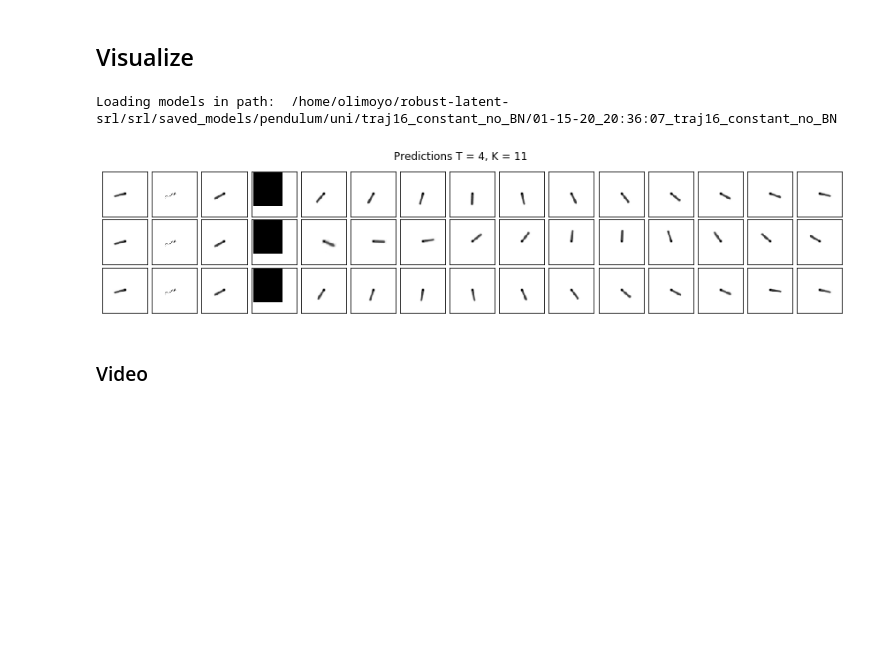
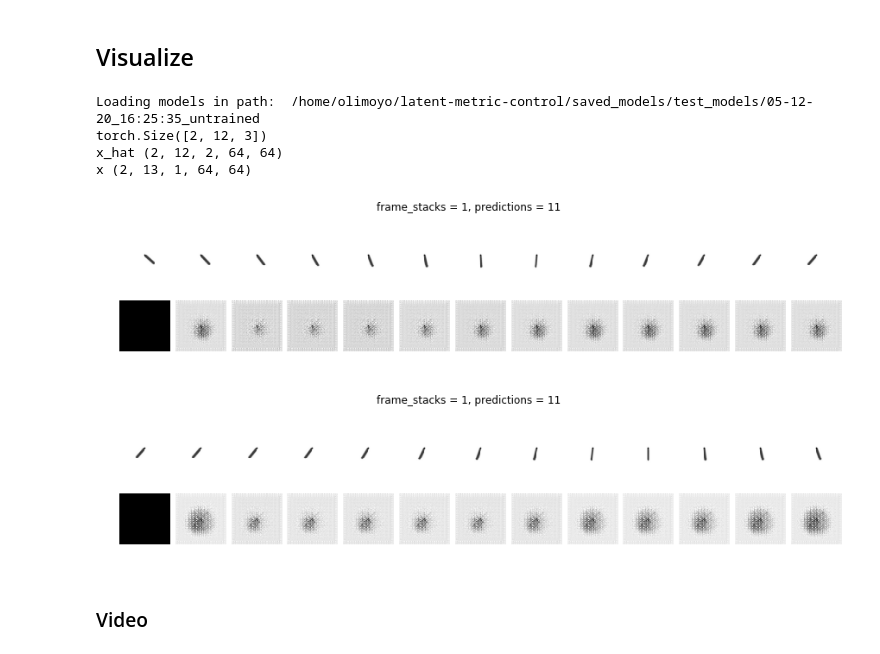
Before and after one commit to utiasSTARS/visual-haptic-dynamics, a Jupyter notebook: notebooks/prediction-vis_pendulum.ipynb, the cells around one changed output. Drawn from its saved outputs; the diff is of its cells as text; code cells hidden in the pictures; blank space fills up the shorter version.

Commit message:
Update prediction notebooks with most recent models

```diff
--- a/notebooks/prediction-vis_pendulum.ipynb
+++ b/notebooks/prediction-vis_pendulum.ipynb
@@ -21,10 +21,9 @@ args = ObjectView({'res': 64,
  'dataset_path': '/media/m2-drive/datasets/pendulum-srl-sim/{}'
                    .format("pendulum64_total_2048_traj_16_repeat_2_with_angle_train.pkl"),
  'models_path': '/home/olimoyo/latent-metric-control/saved_models/{}'
-                   .format("05-06-20_17:59:38_traj32_base_latent_bnFalse"),
+                   .format("test_models"),
  'device': 'cuda:0',
- 'batch_size': 1,
- 'n_frames_init': 4,
+ 'n_examples': 2,
  'n_predictions': 11,
 })
 # %%
@@ -46,7 +45,7 @@ transform = transforms.Compose([
 
 for ii in range(imgs_cached.shape[0]):
     for jj in range(imgs_cached.shape[1]):
-        imgs[ii, jj, :, :, :] = t(imgs_cached[ii, jj, :, :, :])
+        imgs[ii, jj, :, :, :] = transform(imgs_cached[ii, jj, :, :, :])
 # %% [markdown]
 ## Visualize
 # %%
@@ -55,56 +54,82 @@ from argparse import Namespace
 import json
 import torch.nn as nn
 # %%
-path_list = []
+paths_list = []
 args_list = []
-T = n_frames_init
 
+# Load hyperparameters from trained model
 for filedir in os.listdir(args.models_path):
-    fullpath_filedir = os.path.join(args.models_path, filedir)
-    if os.path.isdir(fullpath_filedir):
-        path_list.append(fullpath_filedir)
-        with open(os.path.join(fullpath_filedir, 'hyperparameters.txt'), 'r') as fp:
-            args_dict = json.load(fp)
-        args_list.append(Namespace(**args_dict))
+    fullpath = os.path.join(args.models_path, filedir)
+    if os.path.isdir(fullpath):
+        paths_list.append(fullpath)
+        with open(os.path.join(fullpath, 'hyperparameters.txt'), 'r') as fp:
+            args_list.append(Namespace(**json.load(fp)))
 
 with torch.no_grad():
-    for path, args in zip(path_list, args_list):
+    for model_path, model_args in zip(paths_list, args_list):
 
-        enc, dec, dyn = load_models(path, args, device=args.device)
+        enc, dec, dyn = load_models(model_path, model_args, mode='eval', device=args.device)
+        T = model_args.frame_stacks
 
-        i = np.random.randint(imgs.shape[0] // args.batch_size)
-        output_nl = None if args.use_binary_ce else nn.Sigmoid()
+        i = np.random.randint(imgs.shape[0] // args.n_examples)
+        output_nl = None if model_args.use_binary_ce else nn.Sigmoid()
 
-        # Prediction
-        x = imgs[args.batch_size*i:args.batch_size*(i+1)]
-        x_i = imgs[args.batch_size*i:args.batch_size*(i+1), :T] # each [x0, ..., x_{T-1}], torch.Size([args.batch_size, T, 16, 16])
-        u_f = actions[args.batch_size*i:args.batch_size*(i+1), (T+1):(T+args.n_predictions)] # [u_T, ..., u_{T+args.n_predictions}]
+        # Roll-out or predictions
+        x = imgs[args.n_examples*i:args.n_examples*(i+1), :(T + 1 + args.n_predictions)]
+        x_i = imgs[args.n_examples*i:args.n_examples*(i+1), :(T + 1), 0] # each [x0, ..., x_{T-1}], torch.Size([args.n_examples, T, res, res])
+        u_f = actions[args.n_examples*i:args.n_examples*(i+1), (T + 1):(T + 1 + args.n_predictions)] # [u_T, ..., u_{T+args.n_predictions}]
+        z_hat = torch.zeros((args.n_examples, 1 + args.n_predictions, model_args.dim_z)).to(device=args.device)
 
-        #TODO: Roll out
+        z_i, mu_z_i, logvar_z_i = enc(x_i) # (bs, dim_z)
+        var_z_i = torch.diag_embed(torch.exp(logvar_z_i))
+        h_i = None
+        z_hat[:, 0] = z_i
+
+        for jj in range(args.n_predictions):
+            u_i = u_f[:, jj]
+            z_ip1, mu_z_ip1, var_z_ip1, h_ip1 = dyn(z_t=z_i, mu_t=mu_z_i,
+                                                    var_t=var_z_i, u=u_i, h=h_i, single=True)
+            z_hat[:, jj + 1] = z_ip1
+            z_i, mu_z_i, var_z_i, h_i = z_ip1[0], mu_z_ip1[0], var_z_ip1[0], h_ip1
+
+        # Decode predictions
+        x_hat = dec(z_hat.reshape(args.n_examples * (args.n_predictions + 1), *z_hat.shape[2:]))
+        x_hat = x_hat.reshape(args.n_examples, (args.n_predictions + 1), *x_hat.shape[1:])
+
+        # Move to cpu, np
+        x_hat = x_hat.cpu().numpy()
+        x = x.cpu().numpy()
+        print(z_hat.shape)
+        print("x_hat", x_hat.shape)
+        print("x", x.shape)
 
         # Plotting
-        for bb in range(args.batch_size):
-            columns = T + args.n_predictions
+        for bb in range(args.n_examples):
+            columns = T + 1 + args.n_predictions
             rows = 2
             fig=plt.figure(figsize=(15, 3))
-            fig.suptitle('Predictions T = {}, K = {}'.format(T, args.n_predictions))
+            fig.suptitle('frame_stacks = {}, predictions = {}'.format(T, args.n_predictions))
             for ii in range(columns*rows):
                 if ii<((columns*rows)/2):
                     img = x[bb,ii,0,:,:]
                 else:
                     idx = int(ii-((columns*rows)/2))
                     if idx < T:
-                        img = np.zeros((RES,RES))
+                        img = np.zeros((model_args.dim_x[1], model_args.dim_x[2]))
                     else:
                         img = x_hat[bb,idx-2,0,:,:]
                 fig.add_subplot(rows, columns, ii+1)
                 plt.imshow(img, cmap="gray")
                 plt.axis('off')
             plt.subplots_adjust(wspace=0.1, hspace=0)
             plt.show()
 # %% [output]
-Loading models in path:  /home/olimoyo/robust-latent-srl/srl/saved_models/pendulum/uni/traj16_constant_no_BN/01-15-20_20:36:07_traj16_constant_no_BN
+Loading models in path:  /home/olimoyo/latent-metric-control/saved_models/test_models/05-12-20_16:25:35_untrained
+torch.Size([2, 12, 3])
+x_hat (2, 12, 2, 64, 64)
+x (2, 13, 1, 64, 64)
-[figure, old version]
+[figure, new version]
+[figure, added]
 # %% [markdown]
 ### Video
 # %%
```
Also changed, not shown: 4 other files.
